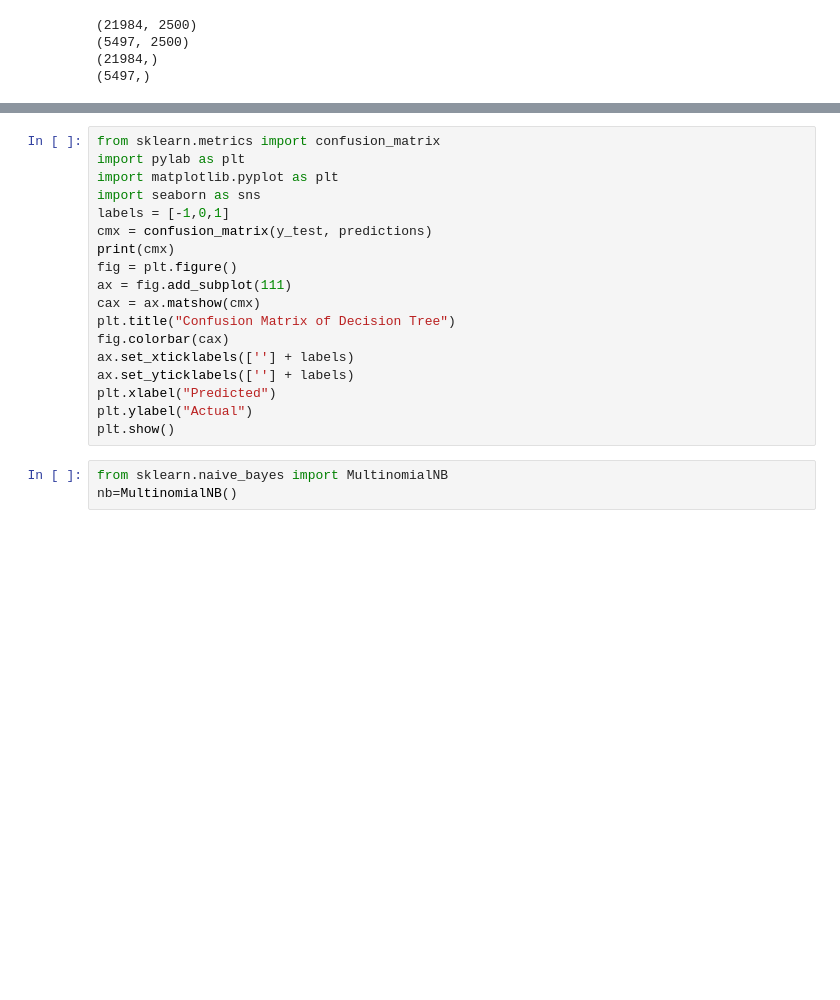
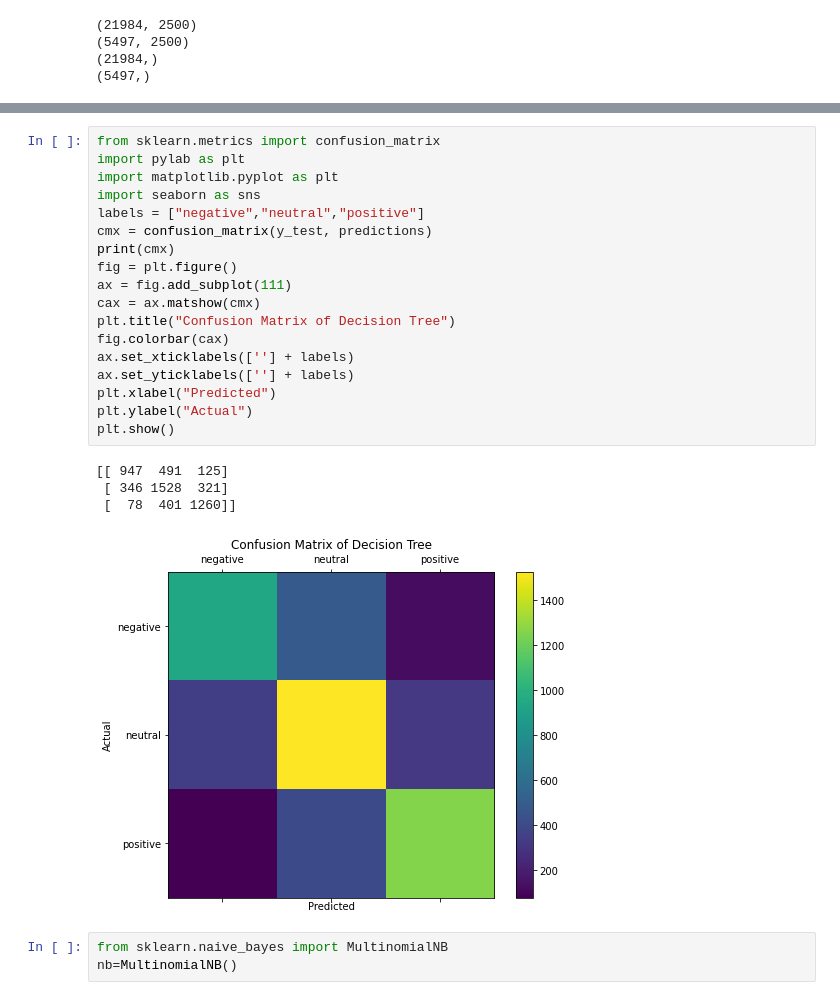
Before and after one commit to Mystic-Trooper/sentiment-analysis, a Jupyter notebook: Untitled.ipynb, the cells around one changed output, grey strips where cells are left out. Drawn from its saved outputs; the diff is of its cells as text; blank space fills up the shorter version.

```diff
--- a/Untitled.ipynb
+++ b/Untitled.ipynb
@@ -301,21 +316,26 @@ print(accuracy_score(y_test,predictions))
 # %%
 from sklearn.metrics import confusion_matrix
 import pylab as plt
 import matplotlib.pyplot as plt
 import seaborn as sns
-labels = [-1,0,1]
+labels = ["negative","neutral","positive"]
 cmx = confusion_matrix(y_test, predictions)
 print(cmx)
 fig = plt.figure()
 ax = fig.add_subplot(111)
 cax = ax.matshow(cmx)
 plt.title("Confusion Matrix of Decision Tree")
 fig.colorbar(cax)
 ax.set_xticklabels([''] + labels)
 ax.set_yticklabels([''] + labels)
 plt.xlabel("Predicted")
 plt.ylabel("Actual")
 plt.show()
+# %% [output]
+[[ 947  491  125]
+ [ 346 1528  321]
+ [  78  401 1260]]
+[figure, added]
 # %%
 from sklearn.naive_bayes import MultinomialNB
 nb=MultinomialNB()
```
Also changed, not shown: parts of 8 cells of this notebook.
